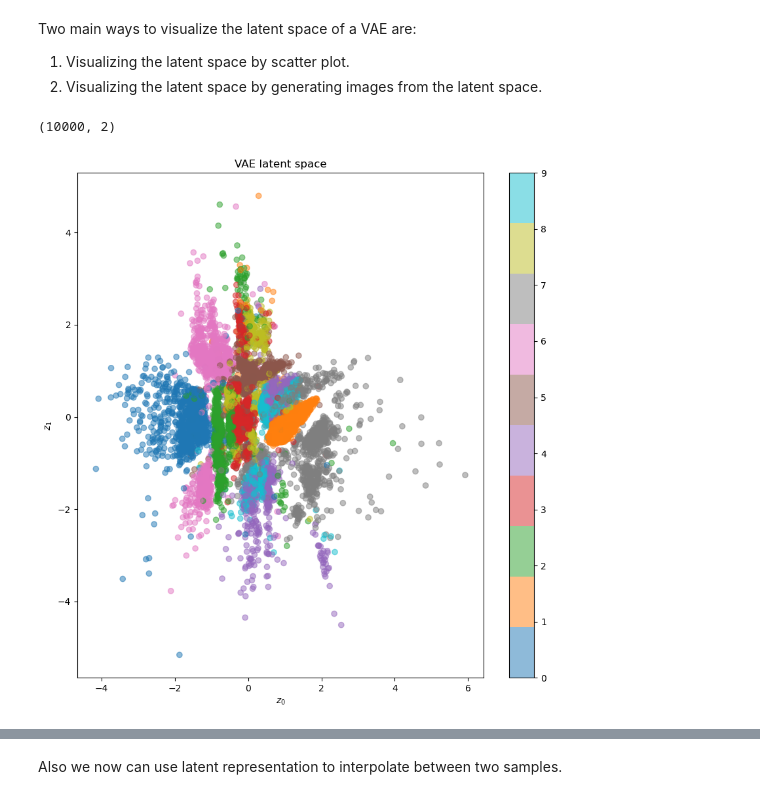
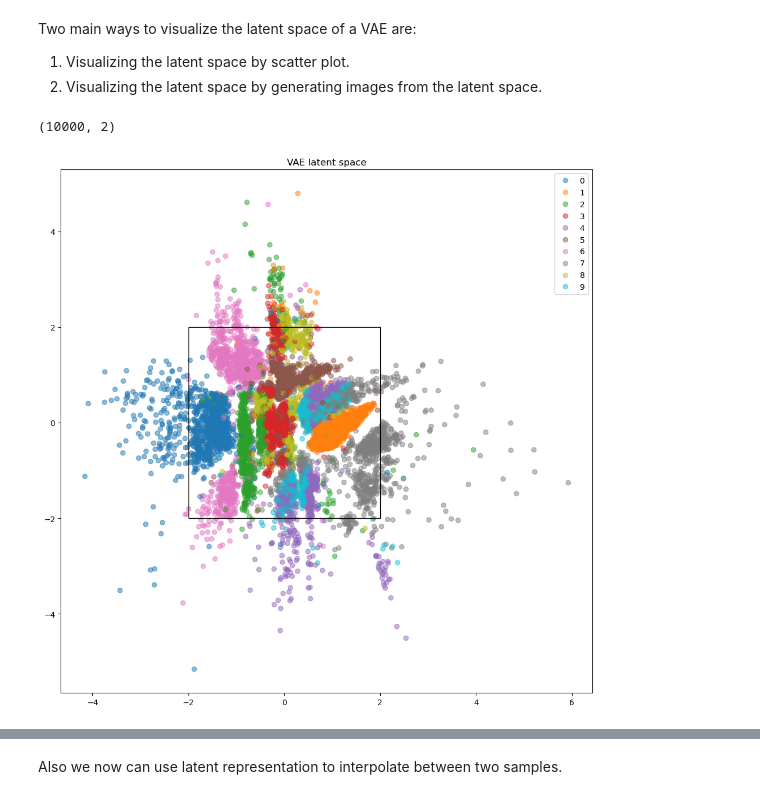
Before and after one commit to Nekson228/ETU2024_AISeminar_DataCompression, a Jupyter notebook: notebooks/vae/mnist_vae_2d_demo.ipynb, the cells around one changed output, grey strips where cells are left out. Saved outputs shown, nothing was run; the diff lists cells and outputs as text; code cells hidden in the pictures.

Commit message:
Rerunned some notebooks to obtain new resources for presentation

```diff
--- a/notebooks/vae/mnist_vae_2d_demo.ipynb
+++ b/notebooks/vae/mnist_vae_2d_demo.ipynb
@@ -85,15 +85,17 @@ def scatter_plot_latent_space(model: VAE, dataset: torch.utils.data.Dataset):
     labels = np.array(labels)
 
     plt.figure(figsize=(10, 10))
-    plt.scatter(z[:, 0], z[:, 1], c=labels, cmap='tab10', alpha=0.5)
-    plt.colorbar()
-    plt.xlabel("$z_0$")
-    plt.ylabel("$z_1$")
+    points = plt.scatter(z[:, 0], z[:, 1], c=labels, cmap='tab10', alpha=0.5)
+    plt.legend(*points.legend_elements())
+
     plt.title("VAE latent space")
-    plt.show()
+    plt.tight_layout()
 # %%
 scatter_plot_latent_space(model, dataset)
+# plot [-2, 2] x [-2, 2] rectangle
+plt.gca().add_patch(Rectangle((-2, -2), 4, 4, linewidth=1, edgecolor='black', facecolor='none'))
+plt.savefig('../../resources/vae/vae_latent_space_scatter.png', transparent=True)
 # %% [output]
 (10000, 2)
-[figure, old version]
+[figure, new version]
 # %%
```
Also changed, not shown: parts of 3 cells of this notebook, 4 other files.
